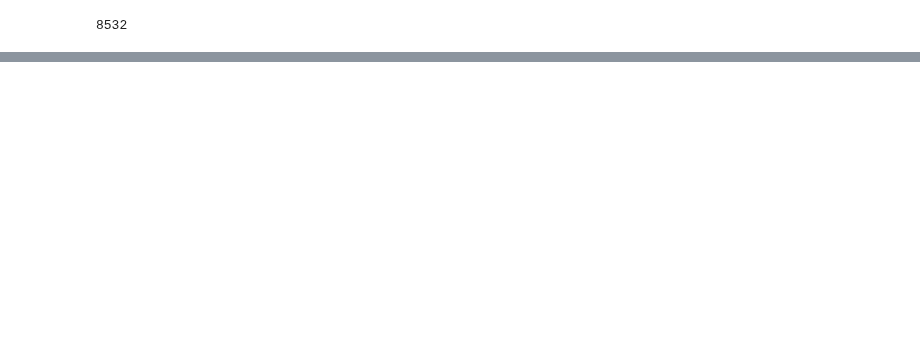
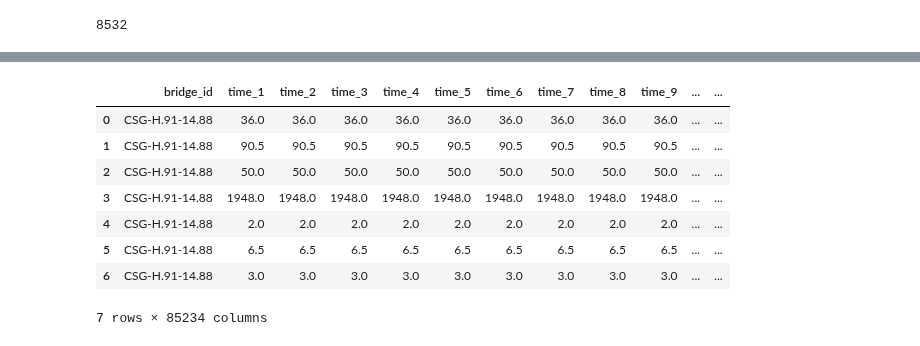
Before and after one commit to nnbaokhang/Descriptive-and-Predictive-Deep-Learning-Analytical-Tools-for-Enhanced-Bridge-Management, a Jupyter notebook: NBI_Time_Series_Data_For_Clustering.ipynb, the cells around one changed output, grey strips where cells are left out. Saved outputs shown, nothing was run; the diff lists cells and outputs as text; code cells hidden in the pictures; blank space fills up the shorter version.

```diff
--- a/NBI_Time_Series_Data_For_Clustering.ipynb
+++ b/NBI_Time_Series_Data_For_Clustering.ipynb
@@ -303,0 +403,12 @@ new_noNaN_df.to_csv('test.csv')
+# %%
+temp_row
+# %% [output]
+|  | bridge_id | time_1 | time_2 | time_3 | time_4 | time_5 | time_6 | time_7 | time_8 | time_9 | ... | ... |
+| 0 | CSG-H.91-14.88 | 36.0 | 36.0 | 36.0 | 36.0 | 36.0 | 36.0 | 36.0 | 36.0 | 36.0 | ... | ... |
+| 1 | CSG-H.91-14.88 | 90.5 | 90.5 | 90.5 | 90.5 | 90.5 | 90.5 | 90.5 | 90.5 | 90.5 | ... | ... |
+| 2 | CSG-H.91-14.88 | 50.0 | 50.0 | 50.0 | 50.0 | 50.0 | 50.0 | 50.0 | 50.0 | 50.0 | ... | ... |
+| 3 | CSG-H.91-14.88 | 1948.0 | 1948.0 | 1948.0 | 1948.0 | 1948.0 | 1948.0 | 1948.0 | 1948.0 | 1948.0 | ... | ... |
+| 4 | CSG-H.91-14.88 | 2.0 | 2.0 | 2.0 | 2.0 | 2.0 | 2.0 | 2.0 | 2.0 | 2.0 | ... | ... |
+| 5 | CSG-H.91-14.88 | 6.5 | 6.5 | 6.5 | 6.5 | 6.5 | 6.5 | 6.5 | 6.5 | 6.5 | ... | ... |
+| 6 | CSG-H.91-14.88 | 3.0 | 3.0 | 3.0 | 3.0 | 3.0 | 3.0 | 3.0 | 3.0 | 3.0 | ... | ... |
+7 rows × 85234 columns
```
Also changed, not shown: parts of 20 cells of this notebook, 1 other file.
